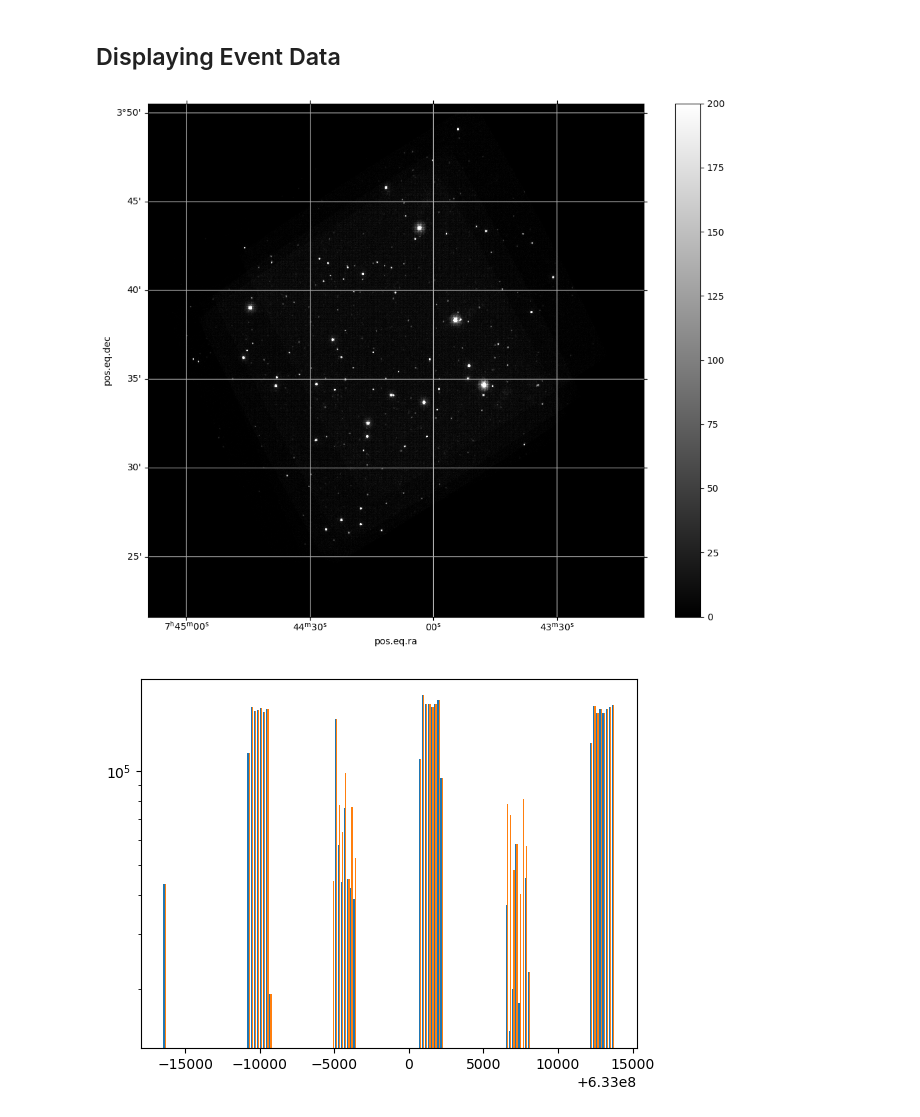
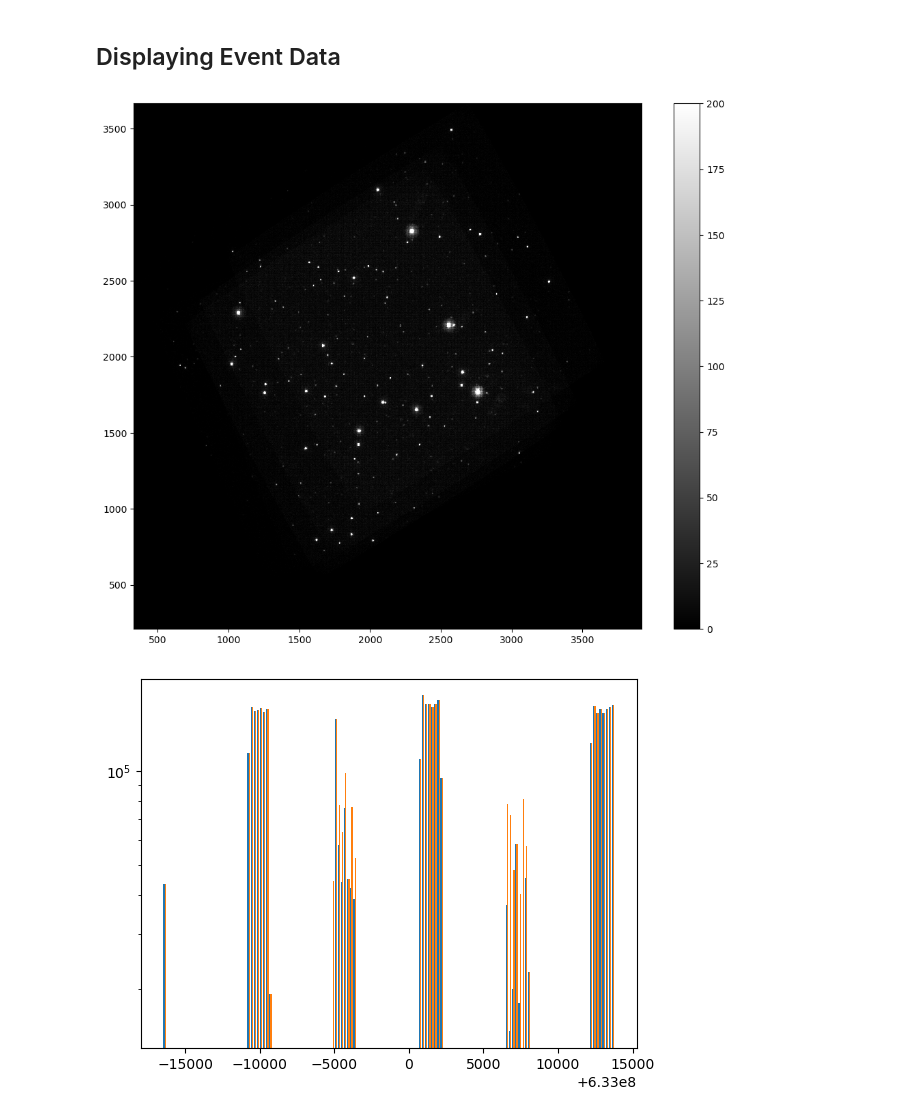
Before and after one commit to saphiooo/counting_stars, a Jupyter notebook: swift_uvot_events.ipynb, the cells around one changed output. Drawn from its saved outputs; the diff is of its cells as text; code cells hidden in the pictures.

```diff
--- a/swift_uvot_events.ipynb
+++ b/swift_uvot_events.ipynb
@@ -147,15 +151,15 @@ removed 396177 events
 # %%
 ## displays all the data on a 2D histogram
 
 fig, ax = plt.subplots(figsize=(12, 10))
 
-plt.subplot(projection=wcs)
+#plt.subplot(projection=wcs)
 
 histdata, x_bins, y_bins, img = plt.hist2d(events_clean.X, events_clean.Y, bins=1000, vmin=0, vmax=200, cmap='gray')
 plt.colorbar()
 plt.show()
 # %% [output]
-[figure, old version]
+[figure, new version]
 # %%
 ## a histogram of all the cleaned event times (blue) compared to the original event times (orange)
 ## it makes sense that orange has more data, since some of it is noncontinuous and is discarded
```
Also changed, not shown: parts of 7 cells of this notebook.
